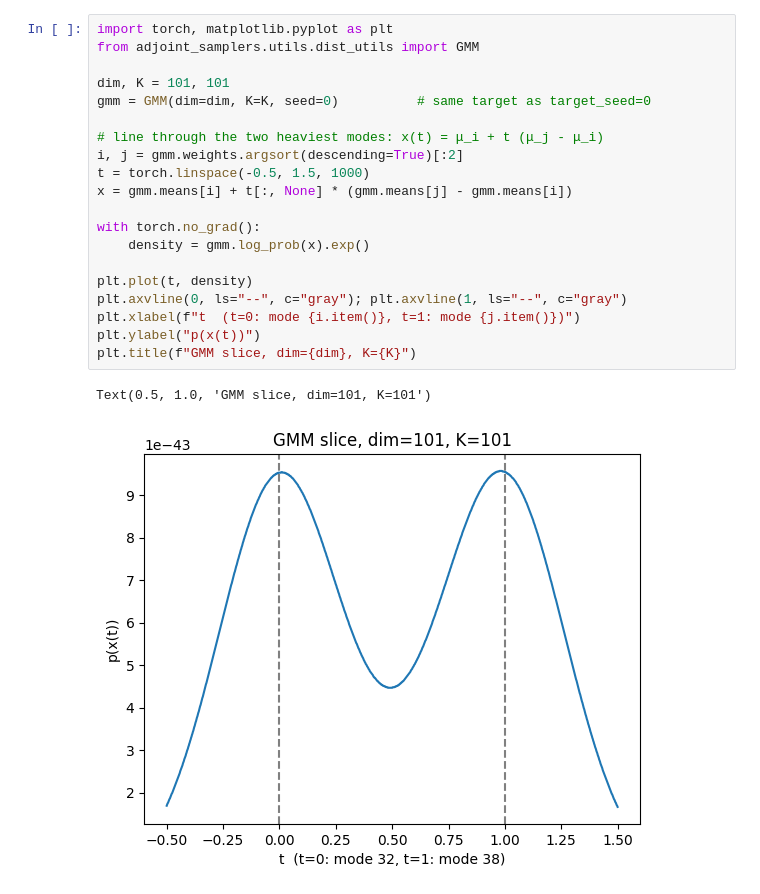
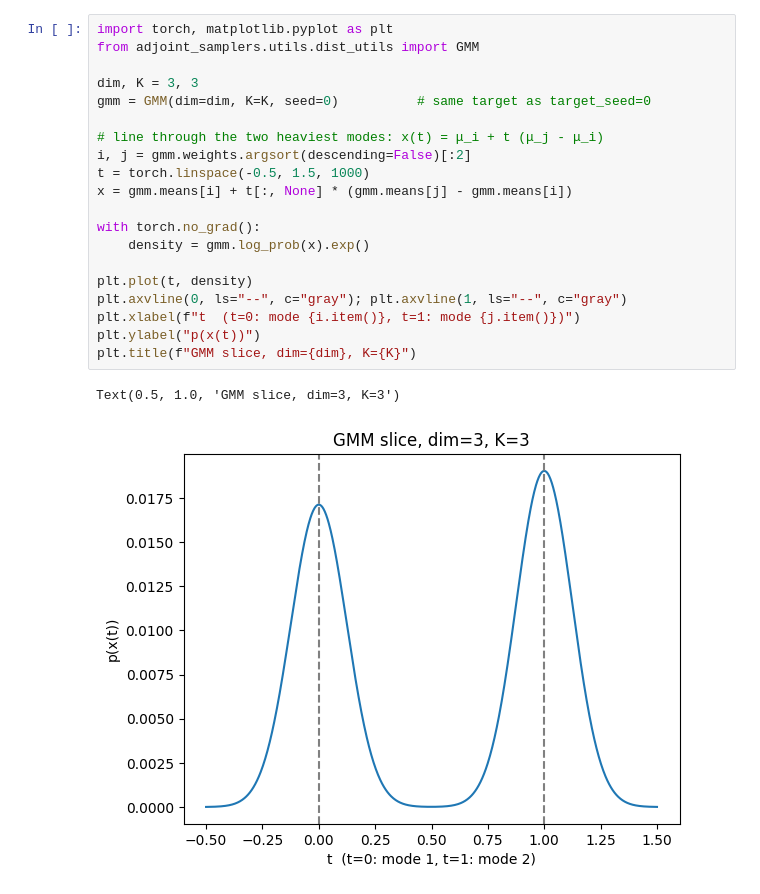
Before and after one commit to HadrienVACHER/ASBS_original, a Jupyter notebook: test.ipynb, the cells around one changed output. Drawn from its saved outputs; the diff is of its cells as text.

```diff
--- a/test.ipynb
+++ b/test.ipynb
@@ -1,23 +1,23 @@
 # %%
 import torch, matplotlib.pyplot as plt
 from adjoint_samplers.utils.dist_utils import GMM
 
-dim, K = 101, 101
+dim, K = 3, 3
 gmm = GMM(dim=dim, K=K, seed=0)          # same target as target_seed=0
 
 # line through the two heaviest modes: x(t) = μ_i + t (μ_j - μ_i)
-i, j = gmm.weights.argsort(descending=True)[:2]
+i, j = gmm.weights.argsort(descending=False)[:2]
 t = torch.linspace(-0.5, 1.5, 1000)
 x = gmm.means[i] + t[:, None] * (gmm.means[j] - gmm.means[i])
 
 with torch.no_grad():
     density = gmm.log_prob(x).exp()
 
 plt.plot(t, density)
 plt.axvline(0, ls="--", c="gray"); plt.axvline(1, ls="--", c="gray")
 plt.xlabel(f"t  (t=0: mode {i.item()}, t=1: mode {j.item()})")
 plt.ylabel("p(x(t))")
 plt.title(f"GMM slice, dim={dim}, K={K}")
 # %% [output]
-Text(0.5, 1.0, 'GMM slice, dim=101, K=101')
+Text(0.5, 1.0, 'GMM slice, dim=3, K=3')
-[figure, old version]
+[figure, new version]
```
Also changed, not shown: 6 other files.
